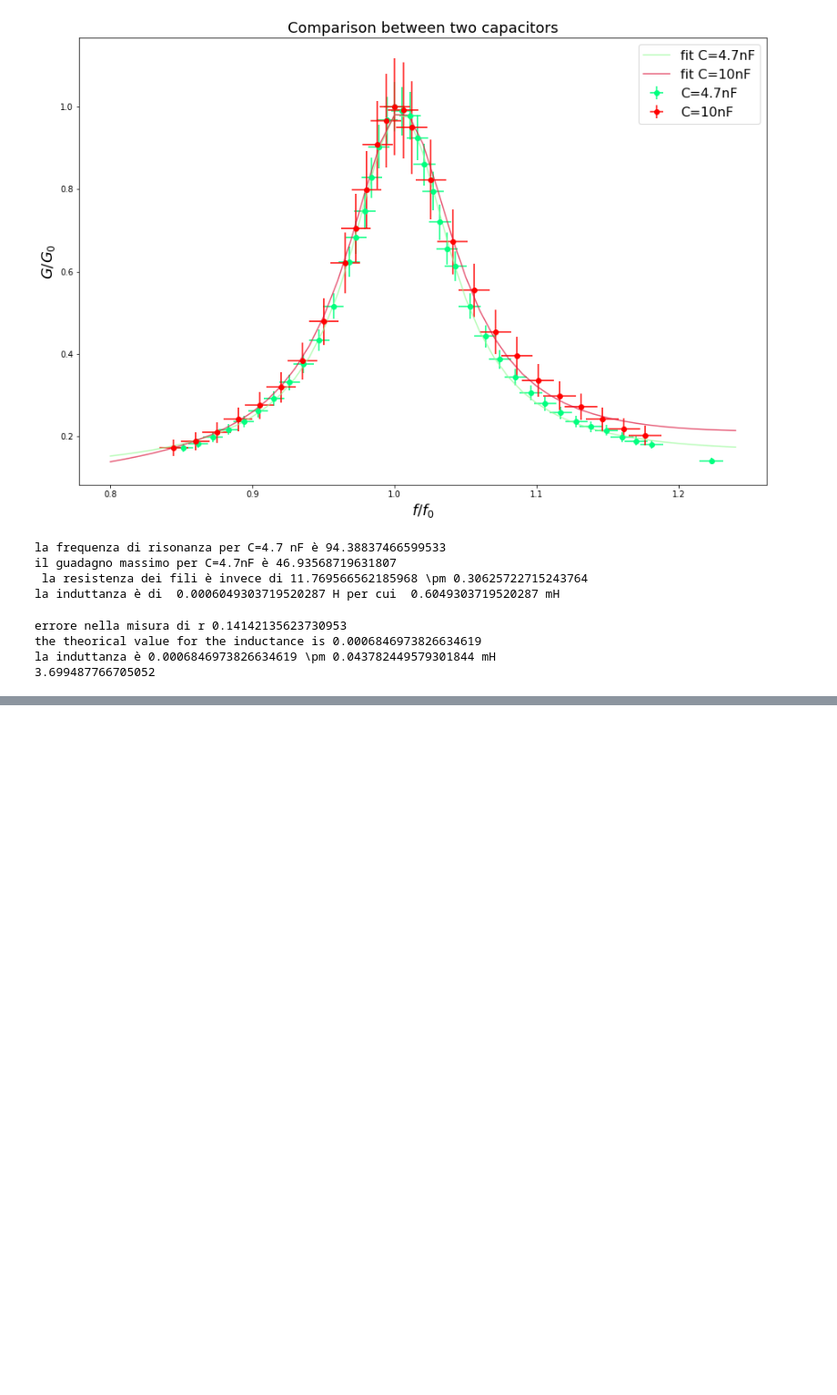
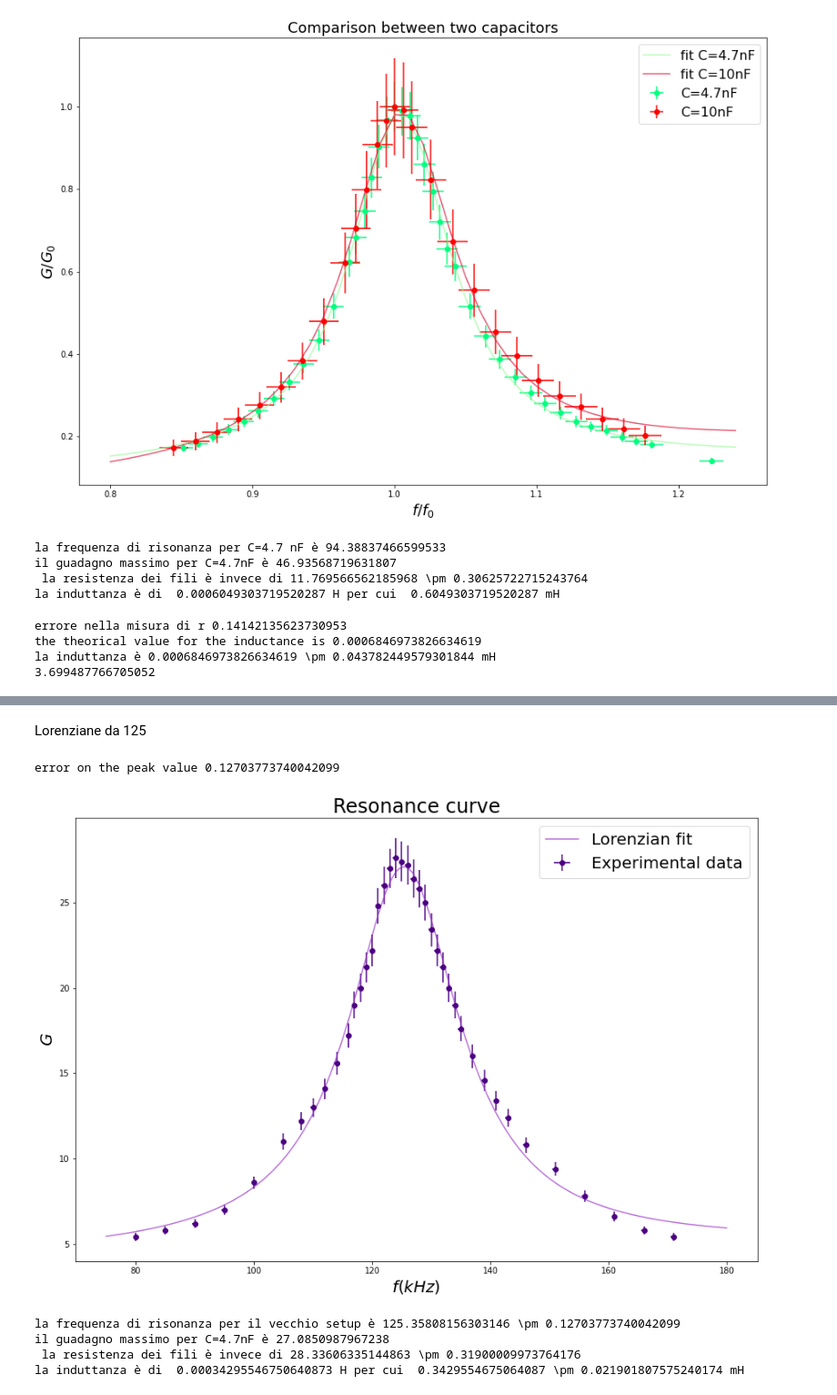
Before and after one commit to AriannaMischianti/Advanced-Physics-Laboratory, a Jupyter notebook: Lorenziane.ipynb, the cells around one changed output, grey strips where cells are left out. Shown: that part at 91% size. Cells and saved outputs as stored; diff of their text form; code cells hidden in the pictures; blank space fills up the shorter version.

```diff
--- a/Lorenziane.ipynb
+++ b/Lorenziane.ipynb
@@ -150,0 +165,50 @@ la capacità si è abbassata a 2.6646783870144266 \pm 1.38705181313083
+# %% [markdown]
+Lorenziane da 125
+# %%
+list_freq, list_Guad,list_errG,list_errF = [],[],[],[]
+lor_125_1=pd.read_csv('125_1.txt')
+
+f1 = lor_125_1['F']
+G1 = lor_125_1['G']
+errG1 = lor_125_1['errG']
+errf1 = 0.5
+
+def lorentzian(f, I, f_0, S, a, b):
+    return I/(1+((f-f_0)/S)**2)+a*f+b
+x_fit1= np.arange(75,180,0.01)
+
+
+fig=plt.figure(figsize=(15,10))
+plt.errorbar(f1, G1, yerr=errG1, xerr=errf1, errorevery=1, color='indigo', fmt='o',label='Experimental data')
+p_1, cov_1 = curve_fit(lorentzian, f1, G1, [23.5, 125, 10, 0.01, 0])
+plt.plot(x_fit1,lorentzian(x_fit1,*p_1), '-', color='darkorchid', alpha=0.7, label='Lorenzian fit')
+perr = np.sqrt(np.diag(cov_1))[1]
+print ('error on the peak value',perr)
+plt.title('Resonance curve', fontsize=24)
+plt.xlabel('$f (kHz)$',fontsize=20)
+plt.ylabel('$G$',fontsize=20)
+plt.legend(fontsize=20)
+plt.show()
+
+f_0=p_1[1]
+print('la frequenza di risonanza per il vecchio setup è', f_0,'\pm',perr)
+list_freq.append(f_0)
+list_errF.append(perr)
+G_max_n=lorentzian(p_1[1], *p_1)
+G_max=G_max_n
+list_Guad.append(G_max)
+print('il guadagno massimo per C=4.7nF è', G_max, '\n', 'la resistenza dei fili è invece di', 1000/(G_max-1)-10, '\pm', (1/(G_max-1)*0.01**2+2/(G_max-1)**2*4+0.3**2)**(1/2))
+L=1/(4*np.pi**2*f_0**2*1e6*4.7*1e-9)
+errC=0.3*1e-9
+errF=perr*1e3
+C=4.7*1e-9
+f=f_0*1e3
+errL=((errF/(2*(np.pi**2)*(f**3)*C))**2+(errC/(4*(np.pi**2)*(f**2)*C**2))**2)**.5
+print('la induttanza è di ', L , 'H', 'per cui ', L*1000 ,'\pm',errL*1000, 'mH')
+# %% [output]
+error on the peak value 0.12703773740042099
+[figure, added]
+la frequenza di risonanza per il vecchio setup è 125.35808156303146 \pm 0.12703773740042099
+il guadagno massimo per C=4.7nF è 27.0850987967238
+ la resistenza dei fili è invece di 28.33606335144863 \pm 0.31900009973764176
+la induttanza è di  0.00034295546750640873 H per cui  0.3429554675064087 \pm 0.021901807575240174 mH
```
Also changed, not shown: parts of 9 cells of this notebook.
